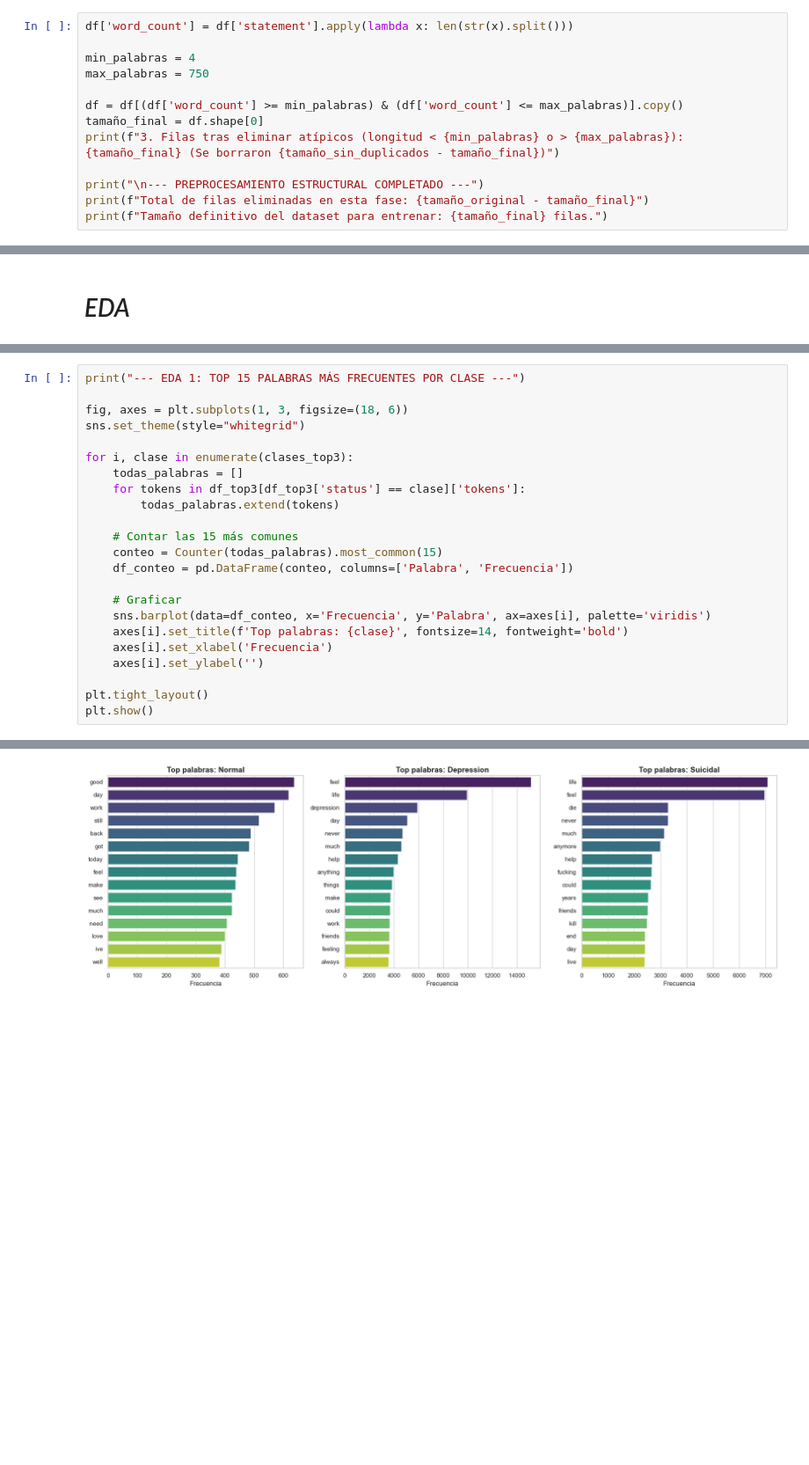
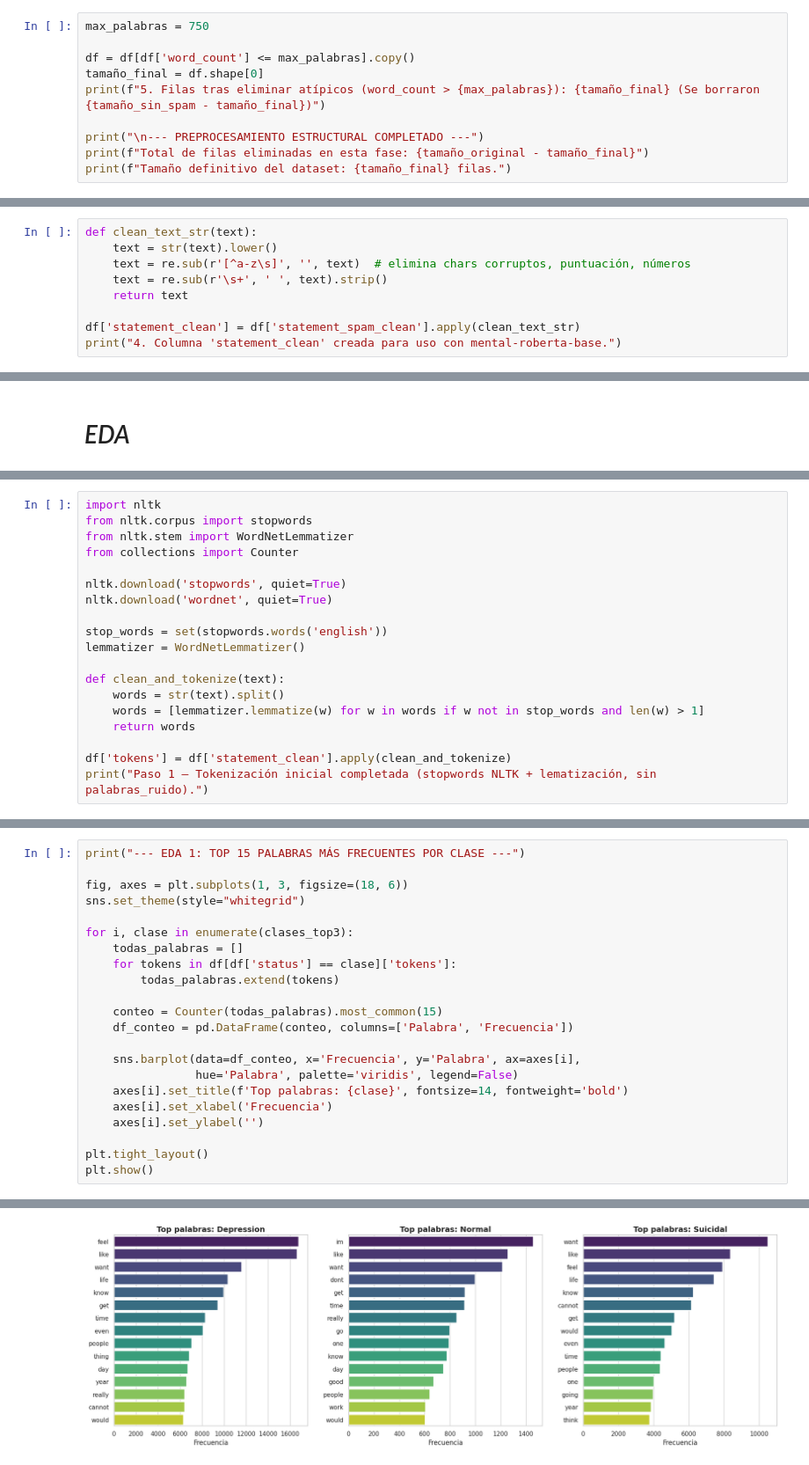
Before and after one commit to Nakamuros/1ACC0219-TP-TF-2026-01, a Jupyter notebook: TP_NLP.ipynb, the cells around one changed output, grey strips where cells are left out. Shown at 88% size. Drawn from its saved outputs; the diff is of its cells as text; blank space fills up the shorter version.

```diff
--- a/TP_NLP.ipynb
+++ b/TP_NLP.ipynb
@@ -181,14 +293,11 @@ print(f"2. Filas tras eliminar duplicados: {tamaño_sin_duplicados} (Se borraron
 # %%
-df['word_count'] = df['statement'].apply(lambda x: len(str(x).split()))
-
-min_palabras = 4
 max_palabras = 750
 
-df = df[(df['word_count'] >= min_palabras) & (df['word_count'] <= max_palabras)].copy()
+df = df[df['word_count'] <= max_palabras].copy()
 tamaño_final = df.shape[0]
-print(f"3. Filas tras eliminar atípicos (longitud < {min_palabras} o > {max_palabras}): {tamaño_final} (Se borraron {tamaño_sin_duplicados - tamaño_final})")
+print(f"5. Filas tras eliminar atípicos (word_count > {max_palabras}): {tamaño_final} (Se borraron {tamaño_sin_spam - tamaño_final})")
 
 print("\n--- PREPROCESAMIENTO ESTRUCTURAL COMPLETADO ---")
 print(f"Total de filas eliminadas en esta fase: {tamaño_original - tamaño_final}")
-print(f"Tamaño definitivo del dataset para entrenar: {tamaño_final} filas.")
+print(f"Tamaño definitivo del dataset: {tamaño_final} filas.")
 # %% [output]
@@ -199,0 +309,9 @@ Tamaño definitivo del dataset para entrenar: 48990 filas.
+# %%
+def clean_text_str(text):
+    text = str(text).lower()
+    text = re.sub(r'[^a-z\s]', '', text)  # elimina chars corruptos, puntuación, números
+    text = re.sub(r'\s+', ' ', text).strip()
+    return text
+
+df['statement_clean'] = df['statement_spam_clean'].apply(clean_text_str)
+print("4. Columna 'statement_clean' creada para uso con mental-roberta-base.")
@@ -310,0 +392,19 @@ Tamaño del dataset reducido a 3 clases: 39816 filas.
+# %%
+import nltk
+from nltk.corpus import stopwords
+from nltk.stem import WordNetLemmatizer
+from collections import Counter
+
+nltk.download('stopwords', quiet=True)
+nltk.download('wordnet', quiet=True)
+
+stop_words = set(stopwords.words('english'))
+lemmatizer = WordNetLemmatizer()
+
+def clean_and_tokenize(text):
+    words = str(text).split()
+    words = [lemmatizer.lemmatize(w) for w in words if w not in stop_words and len(w) > 1]
+    return words
+
+df['tokens'] = df['statement_clean'].apply(clean_and_tokenize)
+print("Paso 1 — Tokenización inicial completada (stopwords NLTK + lematización, sin palabras_ruido).")
@@ -316,15 +418,14 @@ sns.set_theme(style="whitegrid")
 
 for i, clase in enumerate(clases_top3):
     todas_palabras = []
-    for tokens in df_top3[df_top3['status'] == clase]['tokens']:
+    for tokens in df[df['status'] == clase]['tokens']:
         todas_palabras.extend(tokens)
 
-    # Contar las 15 más comunes
     conteo = Counter(todas_palabras).most_common(15)
     df_conteo = pd.DataFrame(conteo, columns=['Palabra', 'Frecuencia'])
 
-    # Graficar
-    sns.barplot(data=df_conteo, x='Frecuencia', y='Palabra', ax=axes[i], palette='viridis')
+    sns.barplot(data=df_conteo, x='Frecuencia', y='Palabra', ax=axes[i],
+                hue='Palabra', palette='viridis', legend=False)
     axes[i].set_title(f'Top palabras: {clase}', fontsize=14, fontweight='bold')
     axes[i].set_xlabel('Frecuencia')
     axes[i].set_ylabel('')
@@ -347 +437 @@ Passing `palette` without assigning `hue` is deprecated and will be removed in v
-[figure, old version]
+[figure, new version]
```
Also changed, not shown: parts of 28 cells of this notebook.
